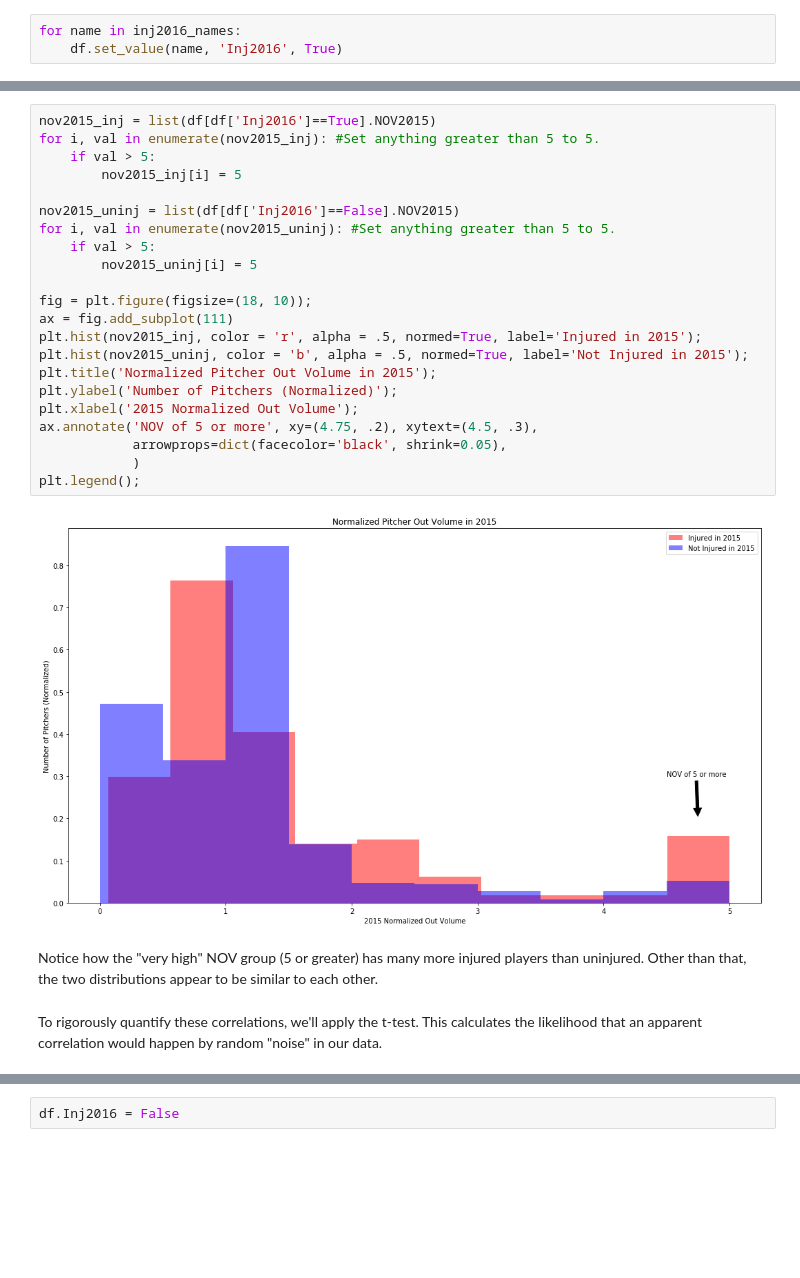
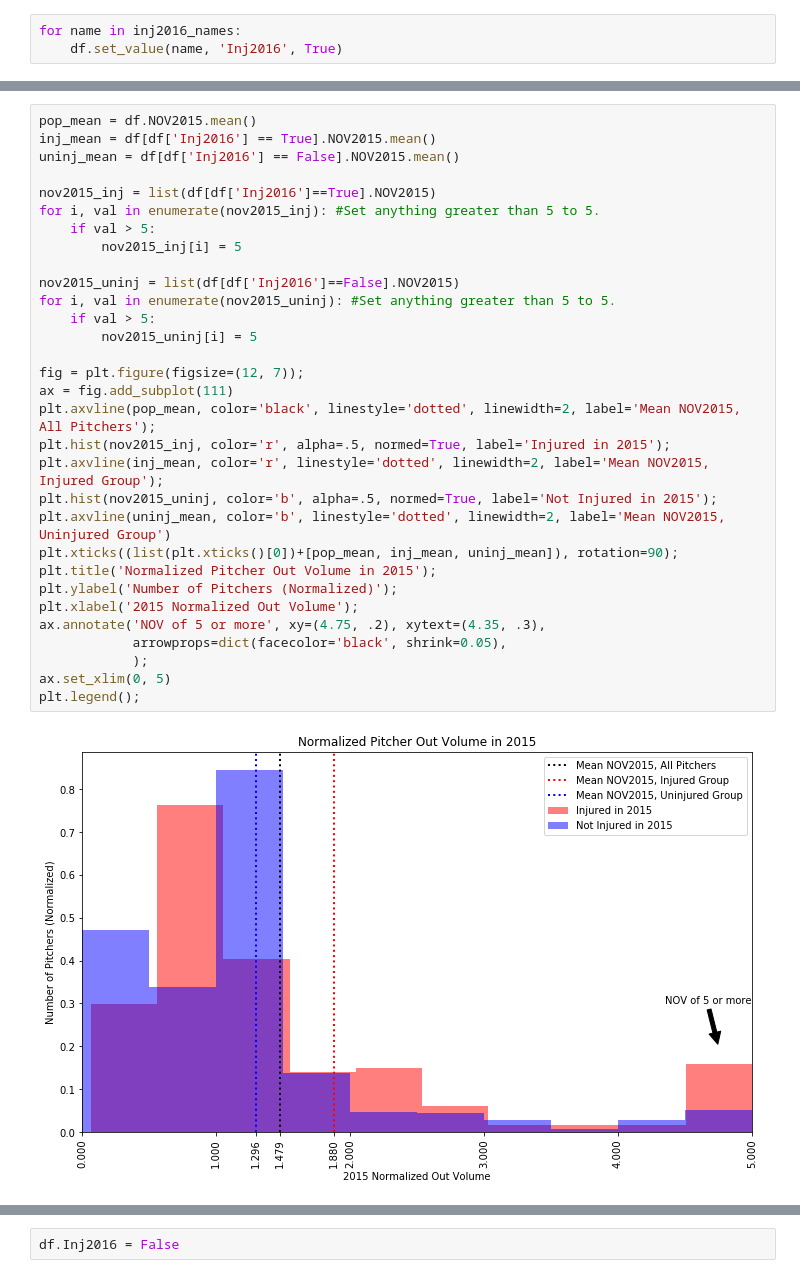
Before and after one commit to AlliedToasters/pitchers, a Jupyter notebook: PitchersInjuries.ipynb, the cells around one changed output, grey strips where cells are left out. Saved outputs shown, nothing was run; the diff lists cells and outputs as text; blank space fills up the shorter version.

```diff
--- a/PitchersInjuries.ipynb
+++ b/PitchersInjuries.ipynb
@@ -162,29 +140,34 @@ To look at NOV2015, it's important to note that there are a few very high NOV201
 # %%
+pop_mean = df.NOV2015.mean()
+inj_mean = df[df['Inj2016'] == True].NOV2015.mean()
+uninj_mean = df[df['Inj2016'] == False].NOV2015.mean()
+
 nov2015_inj = list(df[df['Inj2016']==True].NOV2015)
 for i, val in enumerate(nov2015_inj): #Set anything greater than 5 to 5.
     if val > 5:
         nov2015_inj[i] = 5
 
 nov2015_uninj = list(df[df['Inj2016']==False].NOV2015)
 for i, val in enumerate(nov2015_uninj): #Set anything greater than 5 to 5.
     if val > 5:
         nov2015_uninj[i] = 5
 
-fig = plt.figure(figsize=(18, 10));
+fig = plt.figure(figsize=(12, 7));
 ax = fig.add_subplot(111)
-plt.hist(nov2015_inj, color = 'r', alpha = .5, normed=True, label='Injured in 2015');
-plt.hist(nov2015_uninj, color = 'b', alpha = .5, normed=True, label='Not Injured in 2015');
+plt.axvline(pop_mean, color='black', linestyle='dotted', linewidth=2, label='Mean NOV2015, All Pitchers');
+plt.hist(nov2015_inj, color='r', alpha=.5, normed=True, label='Injured in 2015');
+plt.axvline(inj_mean, color='r', linestyle='dotted', linewidth=2, label='Mean NOV2015, Injured Group');
+plt.hist(nov2015_uninj, color='b', alpha=.5, normed=True, label='Not Injured in 2015');
+plt.axvline(uninj_mean, color='b', linestyle='dotted', linewidth=2, label='Mean NOV2015, Uninjured Group')
+plt.xticks((list(plt.xticks()[0])+[pop_mean, inj_mean, uninj_mean]), rotation=90);
 plt.title('Normalized Pitcher Out Volume in 2015');
 plt.ylabel('Number of Pitchers (Normalized)');
 plt.xlabel('2015 Normalized Out Volume');
-ax.annotate('NOV of 5 or more', xy=(4.75, .2), xytext=(4.5, .3),
+ax.annotate('NOV of 5 or more', xy=(4.75, .2), xytext=(4.35, .3),
             arrowprops=dict(facecolor='black', shrink=0.05),
-            )
+            );
+ax.set_xlim(0, 5)
 plt.legend();
 # %% [output]
-[figure, old version]
+[figure, new version]
-# %% [markdown]
-Notice how the "very high" NOV group (5 or greater) has many more injured players than uninjured. Other than that, the two distributions appear to be similar to each other.
-# %% [markdown]
-To rigorously quantify these correlations, we'll apply the t-test. This calculates the likelihood that an apparent correlation would happen by random "noise" in our data.
 # %%
```
Also changed, not shown: parts of 85 cells of this notebook.
